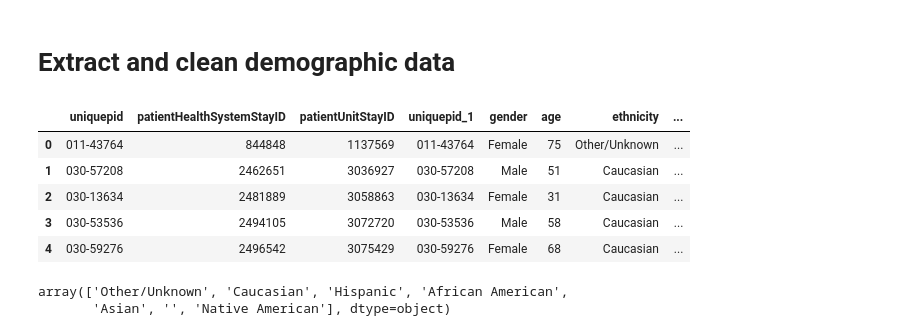
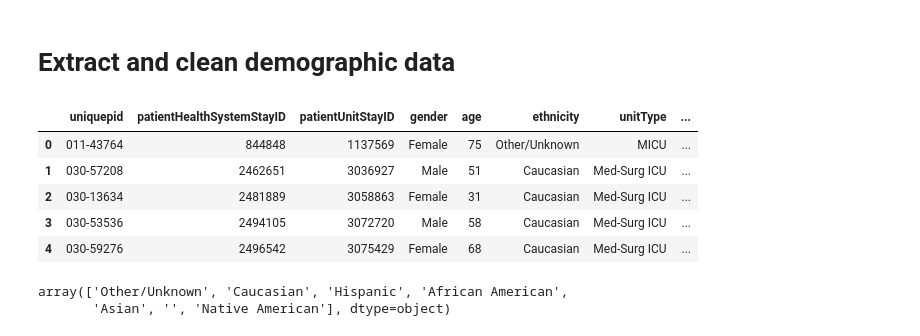
Before and after one commit to rmadushani/Three_vasopressor_problem, a Jupyter notebook: codes/eICU_Three_Vasopressors.ipynb, the cells around one changed output. Drawn from its saved outputs; the diff is of its cells as text; code cells hidden in the pictures.

```diff
--- a/codes/eICU_Three_Vasopressors.ipynb
+++ b/codes/eICU_Three_Vasopressors.ipynb
@@ -31,31 +31,31 @@ def run_query(query):
 # %%
 # Extract relevant patient data
 patient_dat_query = \
 """
-SELECT uniquepid, patientHealthSystemStayID, patientUnitStayID, uniquepid, gender, age, ethnicity, unitType, hospitalDischargeLocation, hospitalDischargeStatus
+SELECT uniquepid, patientHealthSystemStayID, patientUnitStayID, gender, age, ethnicity, unitType, hospitalDischargeLocation, hospitalDischargeStatus, hospitalAdmitOffset, unitVisitNumber
 FROM `physionet-data.eicu_crd.patient`
 """
 
 patient_dat = run_query(patient_dat_query)
 
 ## We consider only 'MICU', and 'Med-Surg ICU'
 patient_dat_new = patient_dat.loc[(patient_dat.unitType=='MICU') | (patient_dat.unitType=='Med-Surg ICU'),: ].copy()
 
 ## Convert age>89 strings to numeric to extract patients with age>=18
 patient_dat_new['age_int'] = patient_dat_new['age'].apply(lambda x: 90 if x=='> 89' else (-999 if x=='' else int(x)))
 ## Filter patients with age >= 18
 patient_dat_new = patient_dat_new.loc[patient_dat_new.age_int >= 18, :]
 
 ## Remove records with missing hospital discharge status i.e., mortality
 patient_dat_new = patient_dat_new.loc[patient_dat_new.hospitalDischargeStatus!='', :]
 patient_dat_new.head()
 # %% [output]
-|  | uniquepid | patientHealthSystemStayID | patientUnitStayID | uniquepid_1 | gender | age | ethnicity | ... |
-| 0 | 011-43764 | 844848 | 1137569 | 011-43764 | Female | 75 | Other/Unknown | ... |
-| 1 | 030-57208 | 2462651 | 3036927 | 030-57208 | Male | 51 | Caucasian | ... |
-| 2 | 030-13634 | 2481889 | 3058863 | 030-13634 | Female | 31 | Caucasian | ... |
-| 3 | 030-53536 | 2494105 | 3072720 | 030-53536 | Male | 58 | Caucasian | ... |
-| 4 | 030-59276 | 2496542 | 3075429 | 030-59276 | Female | 68 | Caucasian | ... |
+|  | uniquepid | patientHealthSystemStayID | patientUnitStayID | gender | age | ethnicity | unitType | ... |
+| 0 | 011-43764 | 844848 | 1137569 | Female | 75 | Other/Unknown | MICU | ... |
+| 1 | 030-57208 | 2462651 | 3036927 | Male | 51 | Caucasian | Med-Surg ICU | ... |
+| 2 | 030-13634 | 2481889 | 3058863 | Female | 31 | Caucasian | Med-Surg ICU | ... |
+| 3 | 030-53536 | 2494105 | 3072720 | Male | 58 | Caucasian | Med-Surg ICU | ... |
+| 4 | 030-59276 | 2496542 | 3075429 | Female | 68 | Caucasian | Med-Surg ICU | ... |
 # %%
 ## Ethnicity types
 patient_dat_new.ethnicity.unique()
```
Also changed, not shown: parts of 47 cells of this notebook.
